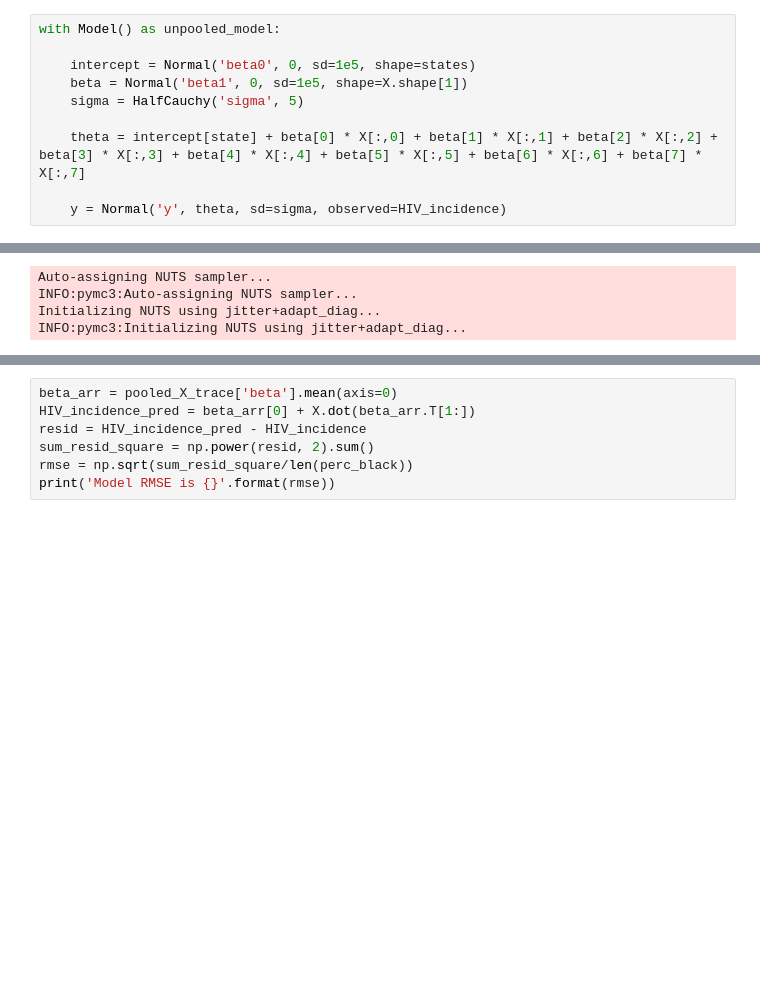
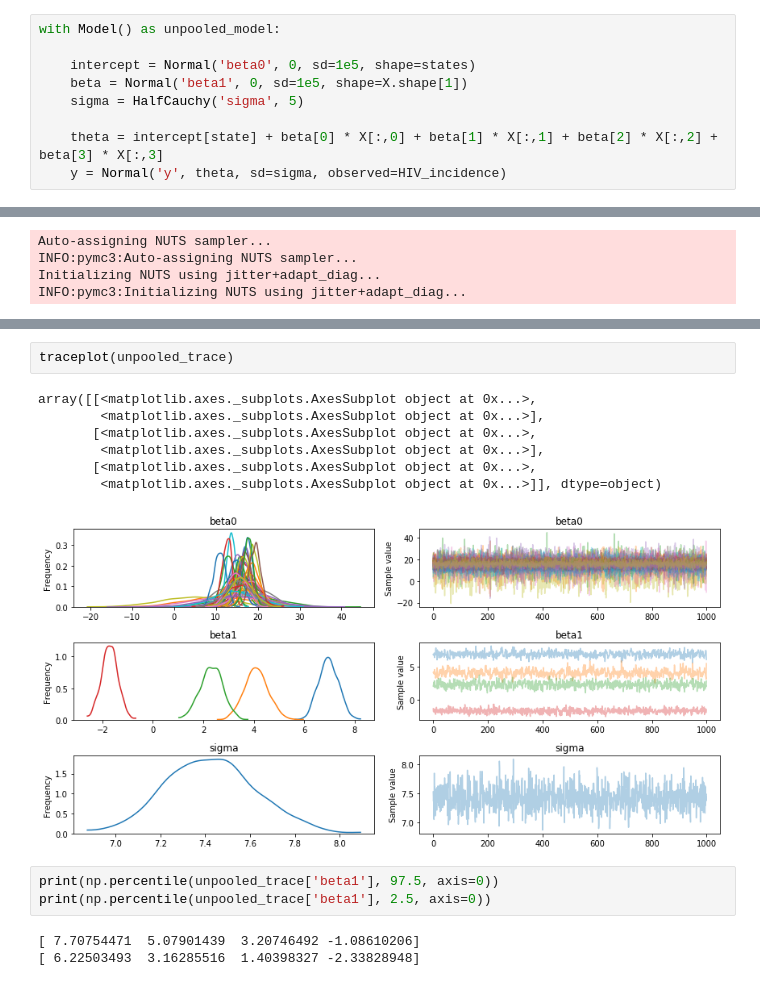
Before and after one commit to elogue01/Forecasting-HIV-Infections, a Jupyter notebook: EDA-presentation.ipynb, the cells around one changed output, grey strips where cells are left out. Cells and saved outputs as stored; diff of their text form; blank space fills up the shorter version.

```diff
--- a/EDA-presentation.ipynb
+++ b/EDA-presentation.ipynb
@@ -647,8 +647,7 @@ with Model() as unpooled_model:
     beta = Normal('beta1', 0, sd=1e5, shape=X.shape[1])
     sigma = HalfCauchy('sigma', 5)
 
-    theta = intercept[state] + beta[0] * X[:,0] + beta[1] * X[:,1] + beta[2] * X[:,2] + beta[3] * X[:,3] + beta[4] * X[:,4] + beta[5] * X[:,5] + beta[6] * X[:,6] + beta[7] * X[:,7]
-
+    theta = intercept[state] + beta[0] * X[:,0] + beta[1] * X[:,1] + beta[2] * X[:,2] + beta[3] * X[:,3]
     y = Normal('y', theta, sd=sigma, observed=HIV_incidence)
 # %%
 with unpooled_model:
@@ -688,7 +704,16 @@ beta0:
-# %%
-beta_arr = pooled_X_trace['beta'].mean(axis=0)
-HIV_incidence_pred = beta_arr[0] + X.dot(beta_arr.T[1:])
-resid = HIV_incidence_pred - HIV_incidence
-sum_resid_square = np.power(resid, 2).sum()
-rmse = np.sqrt(sum_resid_square/len(perc_black))
-print('Model RMSE is {}'.format(rmse))
+# %%
+traceplot(unpooled_trace)
+# %% [output]
+array([[<matplotlib.axes._subplots.AxesSubplot object at 0x...>,
+        <matplotlib.axes._subplots.AxesSubplot object at 0x...>],
+       [<matplotlib.axes._subplots.AxesSubplot object at 0x...>,
+        <matplotlib.axes._subplots.AxesSubplot object at 0x...>],
+       [<matplotlib.axes._subplots.AxesSubplot object at 0x...>,
+        <matplotlib.axes._subplots.AxesSubplot object at 0x...>]], dtype=object)
+[figure, added]
+# %%
+print(np.percentile(unpooled_trace['beta1'], 97.5, axis=0))
+print(np.percentile(unpooled_trace['beta1'], 2.5, axis=0))
+# %% [output]
+[ 7.70754471  5.07901439  3.20746492 -1.08610206]
+[ 6.22503493  3.16285516  1.40398327 -2.33828948]
```
Also changed, not shown: parts of 17 cells of this notebook, 3 other files.
